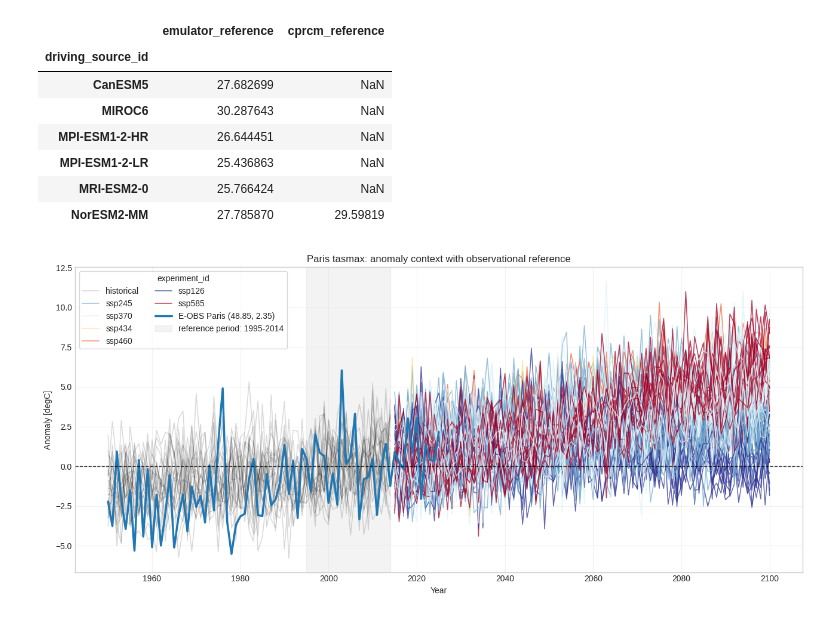
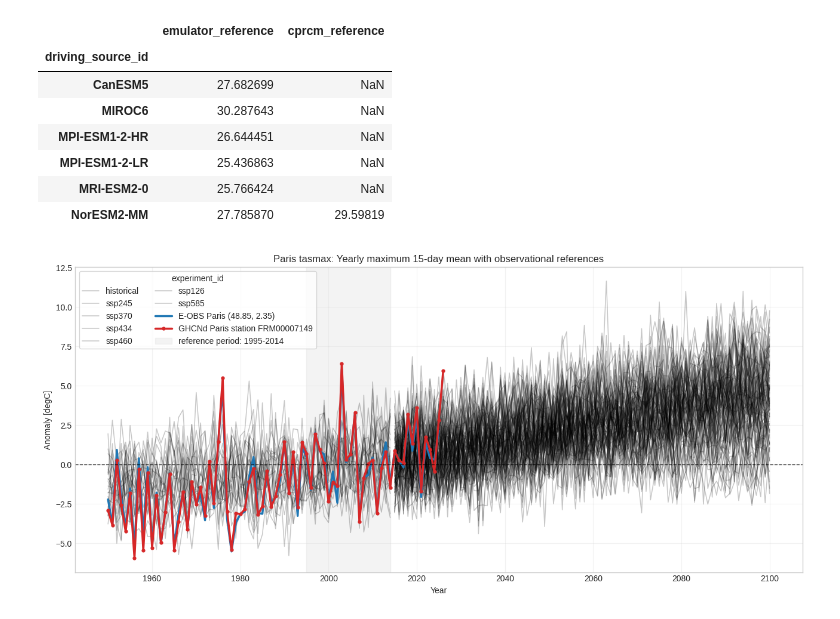
Before and after one commit to jesusff/T33-Emulator-hub, a Jupyter notebook: notebooks/city_level_emulator_ensemble_and_observations.ipynb, the cells around one changed output. Saved outputs shown, nothing was run; the diff lists cells and outputs as text; code cells hidden in the pictures.

Commit message:
Add GHCNd data for recent events

```diff
--- a/notebooks/city_level_emulator_ensemble_and_observations.ipynb
+++ b/notebooks/city_level_emulator_ensemble_and_observations.ipynb
@@ -28,6 +29,7 @@ from pathlib import Path
 
 import matplotlib.pyplot as plt
 import pandas as pd
+import xarray as xr
 
 plt.style.use("seaborn-v0_8-whitegrid")
 pd.set_option("display.max_columns", None)
@@ -45,6 +47,7 @@ config = build_config(
     force_recompute=FORCE_RECOMPUTE,
 )
 globals().update(config)
+GHCND_PATH = Path(f"../{GHCND_STATION}.csv")
 
 print(f"City: {CITY}")
 print(f"Variable: {VARIABLE}")
@@ -149,33 +175,110 @@ pd.DataFrame({"emulator_reference": historical_reference, "cprcm_reference": cpr
 | MRI-ESM2-0 | 25.766424 | NaN |
 | NorESM2-MM | 27.785870 | 29.59819 |
 # %%
+if CITY == "Paris":
+    if DIAGNOSTIC_ID != "tx15day":
+        raise ValueError(
+            "The GHCNd Paris comparison supports tx15day only"
+        )
+
+    ghcnd_columns = [
+        "station", "date", "element", "value",
+        "mflag", "qflag", "sflag", "obstime",
+    ]
+    ghcnd = pd.read_csv(
+        GHCND_PATH,
+        header=None,
+        names=ghcnd_columns,
+        na_values=-9999,
+    )
+    ghcnd = ghcnd.loc[
+        ghcnd["element"] == "TMAX", ["date", "value"]
+    ].dropna()
+    ghcnd["time"] = pd.to_datetime(
+        ghcnd["date"].astype(str), format="%Y%m%d"
+    )
+    ghcnd_series = xr.DataArray(
+        ghcnd["value"].to_numpy(dtype=float) / 10.0,
+        dims="time",
+        coords={"time": ghcnd["time"]},
+        name="ghcnd_tasmax",
+        attrs={
+            "units": "degC",
+            "location_name": (
+                f"Paris GHCNd station {GHCND_STATION}"
+            ),
+        },
+    )
+    ghcnd_metric = yearly_max_15day_mean(
+        ghcnd_series, config
+    ).rename("ghcnd_metric")
+    # retain only 1950-2026, since the early years have too many missings
+    ghcnd_metric = ghcnd_metric.sel(year=slice(1950, 2026))
+    ghcnd_reference = ghcnd_metric.sel(
+        year=slice(REFERENCE_PERIOD.start, REFERENCE_PERIOD.stop)
+    ).mean()
+    ghcnd_anomaly = (
+        ghcnd_metric - ghcnd_reference
+    ).rename("ghcnd_anomaly")
+
 fig, ax = plt.subplots(figsize=(13, 6))
 plot_member_ensemble(
     ax,
     anomaly_metric,
     colors=ssp_colors,
     color_coord="experiment_id",
+    line_color=(0, 0, 0, 0.22),
+    alpha=None,
     legend_title="experiment_id",
-    alpha_by_color_value={"historical": 0.15},
+)
+eobs_label = (
+    f"E-OBS {eobs_metric.attrs['location_name']} "
+    f"({eobs_metric.attrs['selected_lat']:.2f}, "
+    f"{eobs_metric.attrs['selected_lon']:.2f})"
 )
 ax.plot(
     eobs_anomaly.year.values,
     eobs_anomaly.values,
     color="#1f77b4",
     linewidth=2.5,
-    label=f"E-OBS {eobs_metric.attrs['location_name']} ({eobs_metric.attrs['selected_lat']:.2f}, {eobs_metric.attrs['selected_lon']:.2f})",
+    label=eobs_label,
 )
+if CITY == "Paris":
+    ax.plot(
+        ghcnd_anomaly.year.values,
+        ghcnd_anomaly.values,
+        color="#d62728",
+        linewidth=2.5,
+        marker="o",
+        markersize=3.5,
+        label=f"GHCNd Paris station {GHCND_STATION}",
+    )
 format_time_series_axes(
     ax,
-    f"{CITY} {VARIABLE}: anomaly context with observational reference",
+    f"{CITY} {VARIABLE}: {anomaly_metric.title} with "
+    "observational references",
     f"Anomaly [{metric.attrs.get('units', '')}]",
     reference_period=REFERENCE_PERIOD,
     show_zero_line=True,
     legend_title="experiment_id",
 )
-save_figure(fig, f"103_{CITY}_{VARIABLE}_{DIAGNOSTIC_ID}_anomalies_with_eobs", config)
+save_figure(
+    fig,
+    f"103_{CITY}_{VARIABLE}_{DIAGNOSTIC_ID}_anomalies_with_eobs",
+    config,
+)
 plt.show()
 
 eobs_reference.values.item()
+if CITY == "Paris":
+    print(
+        f"GHCNd observations: {ghcnd.time.min().date()} "
+        f"to {ghcnd.time.max().date()}"
+    )
+    print(f"GHCNd TMAX records: {len(ghcnd)}")
+    print(
+        f"GHCNd historical reference: "
+        f"{ghcnd_reference.values.item():.2f} degC"
+    )
 # %% [output]
-[figure, old version]
+[figure, new version]
```
Also changed, not shown: parts of 4 cells of this notebook.
